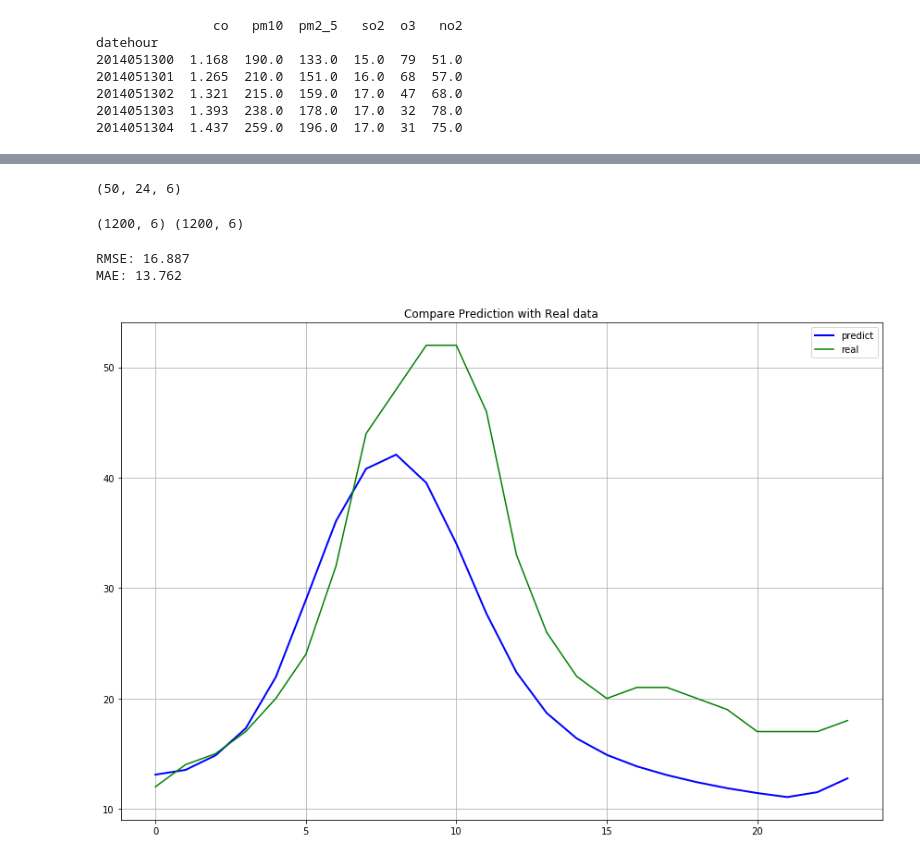
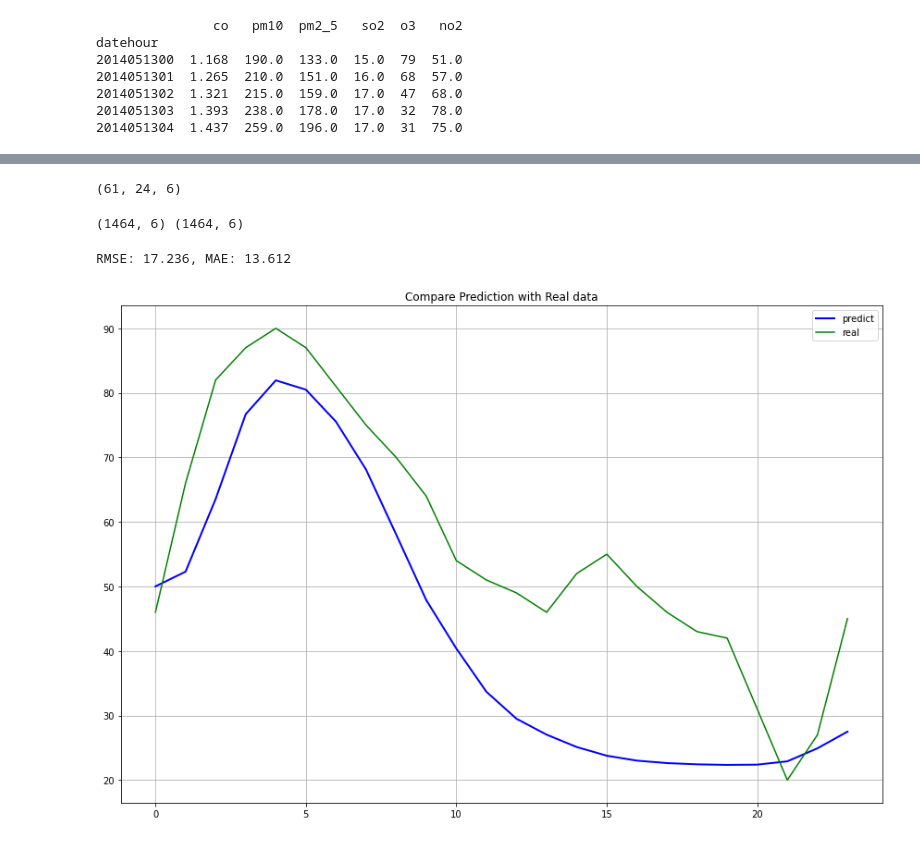
Before and after one commit to xiaopc/air_quality, a Jupyter notebook: fit_hour.ipynb, the cells around one changed output, grey strips where cells are left out. Saved outputs shown, nothing was run; the diff lists cells and outputs as text; code cells hidden in the pictures.

```diff
--- a/fit_hour.ipynb
+++ b/fit_hour.ipynb
@@ -13,7 +13,7 @@ print(dataset.head())
 # import from local csv
 import pandas as pd
 
-dataset = pd.read_csv('dataset.csv', index_col=0)
+dataset = pd.read_csv('dataset_latest.csv', index_col=0)
 print(dataset.head())
 # %% [output]
                co   pm10  pm2_5   so2  o3   no2
@@ -122,6 +122,6 @@ print(" Testing data shape X, y => ", test_X.shape, test_y.shape)
 # load model
 from tensorflow.keras.models import load_model
 
-model = load_model('records/10_tpu_model.h5')
+model = load_model('records/19_model.h5')
 model.summary()
 # %% [output]
@@ -161,7 +160,7 @@ y_all_features_replace = y_all_features.copy()
 y_all_features_replace[:, :, 4] = yhat
 print(y_all_features_replace.shape)
 # %% [output]
-(50, 24, 6)
+(61, 24, 6)
 # %%
 # print(yhat)
 # print("---")
@@ -174,7 +173,7 @@ inv_y = scaler.inverse_transform(y_all_features.reshape((-1, y_all_features.shap
 inv_yhat = scaler.inverse_transform(y_all_features_replace.reshape((-1, y_all_features_replace.shape[2])))
 print(inv_y.shape, inv_yhat.shape)
 # %% [output]
-(1200, 6) (1200, 6)
+(1464, 6) (1464, 6)
 # %%
 print(inv_y[:, 4])
 print("---")
@@ -186,29 +185,28 @@ from sklearn import metrics
 from sklearn.metrics import mean_squared_error, mean_absolute_error
 rmse = mean_squared_error(inv_y[:, 4], inv_yhat[:, 4], squared=False)
 mae = mean_absolute_error(inv_y[:, 4], inv_yhat[:, 4])
-label = 'RMSE: %.3f\nMAE: %.3f' % (rmse, mae)
+label = 'RMSE: %.3f, MAE: %.3f' % (rmse, mae)
 print(label)
 # %% [output]
-RMSE: 16.887
-MAE: 13.762
+RMSE: 17.236, MAE: 13.612
 # %%
 # draw plot
 from matplotlib import pyplot
 %matplotlib inline
 
-offset_hours = 8 * 24
+offset_hours = 9
 yhat_offset = inv_yhat[offset_hours * 24 : offset_hours * 24 + 24, 4]
 y_offset = inv_y[offset_hours * 24 : offset_hours * 24 + 24, 4]
 
 fig = pyplot.figure(figsize=(12, 8))
 axes = fig.add_subplot(1, 1, 1)
 period = 240
 line1, = axes.plot(range(len(yhat_offset)), yhat_offset, 'b', label = 'predict', linewidth=2)
 line2, = axes.plot(range(len(y_offset)), y_offset, 'g', label = 'real')
 axes.grid()
 fig.tight_layout()
 pyplot.legend(handles = [line1, line2])
 pyplot.title('Compare Prediction with Real data')
 pyplot.show()
 # %% [output]
-[figure, old version]
+[figure, new version]
```
Also changed, not shown: parts of 4 cells of this notebook, 23 other files.
